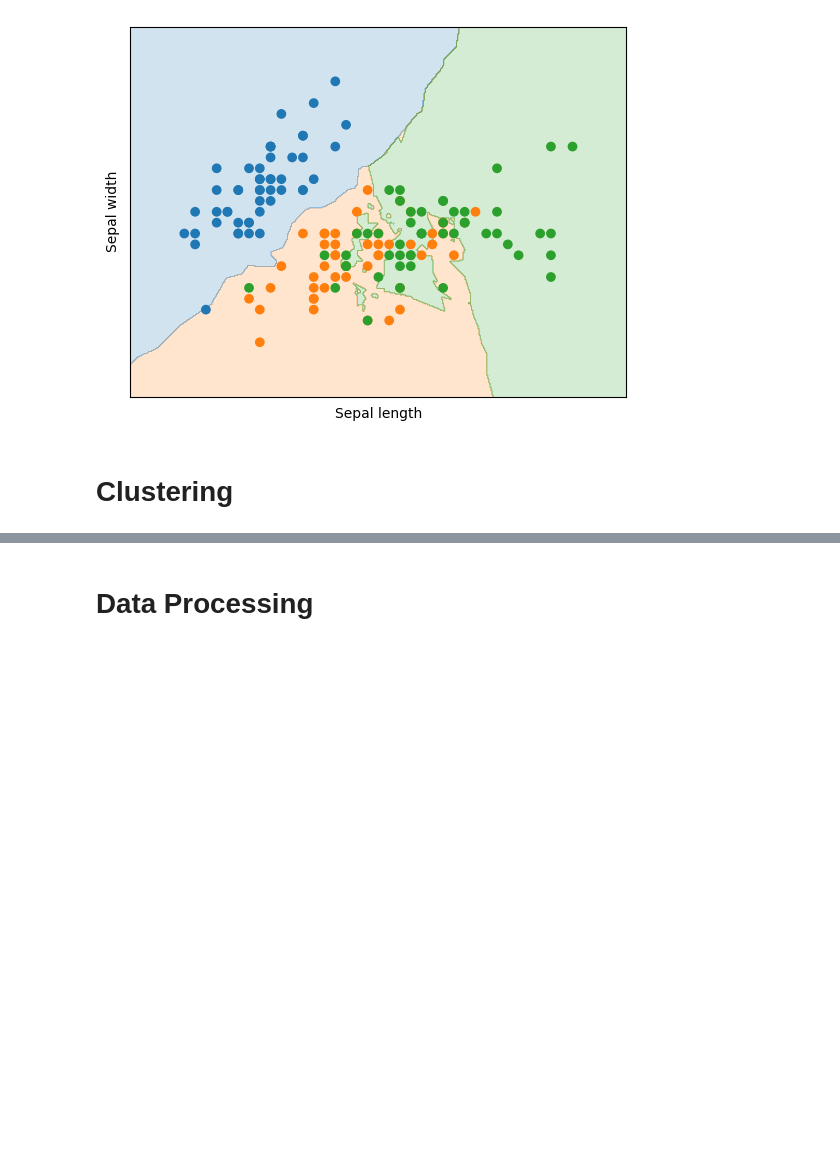
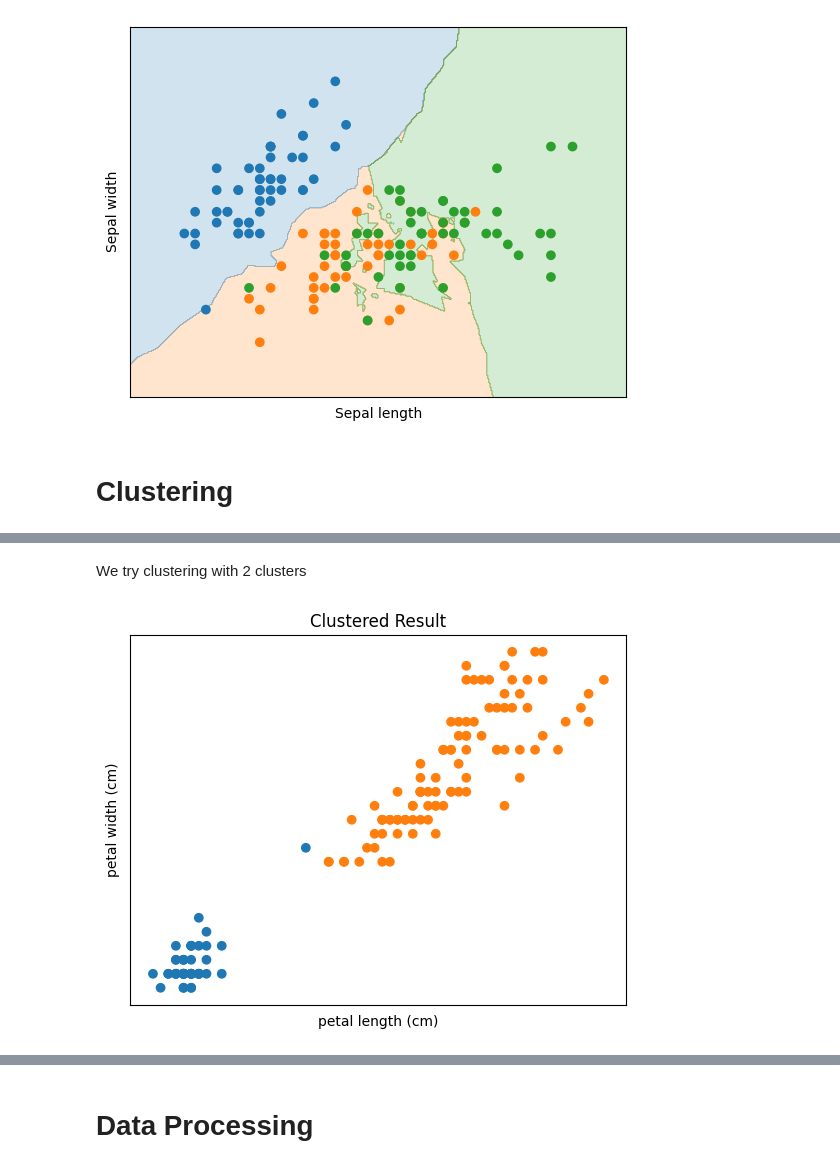
Before and after one commit to SamuelFoo/ISR-Coy-Workshop, a Jupyter notebook: supervised.ipynb, the cells around one changed output, grey strips where cells are left out. Drawn from its saved outputs; the diff is of its cells as text; code cells hidden in the pictures; blank space fills up the shorter version.

```diff
--- a/supervised.ipynb
+++ b/supervised.ipynb
@@ -294,0 +322,15 @@ plt.show()
+# %% [markdown]
+We try clustering with 2 clusters
+# %%
+cmap = ListedColormap(["C0", "C1"])
+kmeans = KMeans(n_clusters=2).fit(df.iloc[:, 2:])
+plt.scatter(df["petal length (cm)"], df["petal width (cm)"], c=kmeans.labels_, cmap=cmap)
+plt.xticks(())
+plt.yticks(())
+plt.xlabel("petal length (cm)")
+plt.ylabel("petal width (cm)")
+plt.title("Clustered Result")
+# plt.savefig("Presentation Images/iris_cluster_2.svg", transparent=True)
+plt.show()
+# %% [output]
+[figure, added]
```
Also changed, not shown: parts of 13 cells of this notebook.
